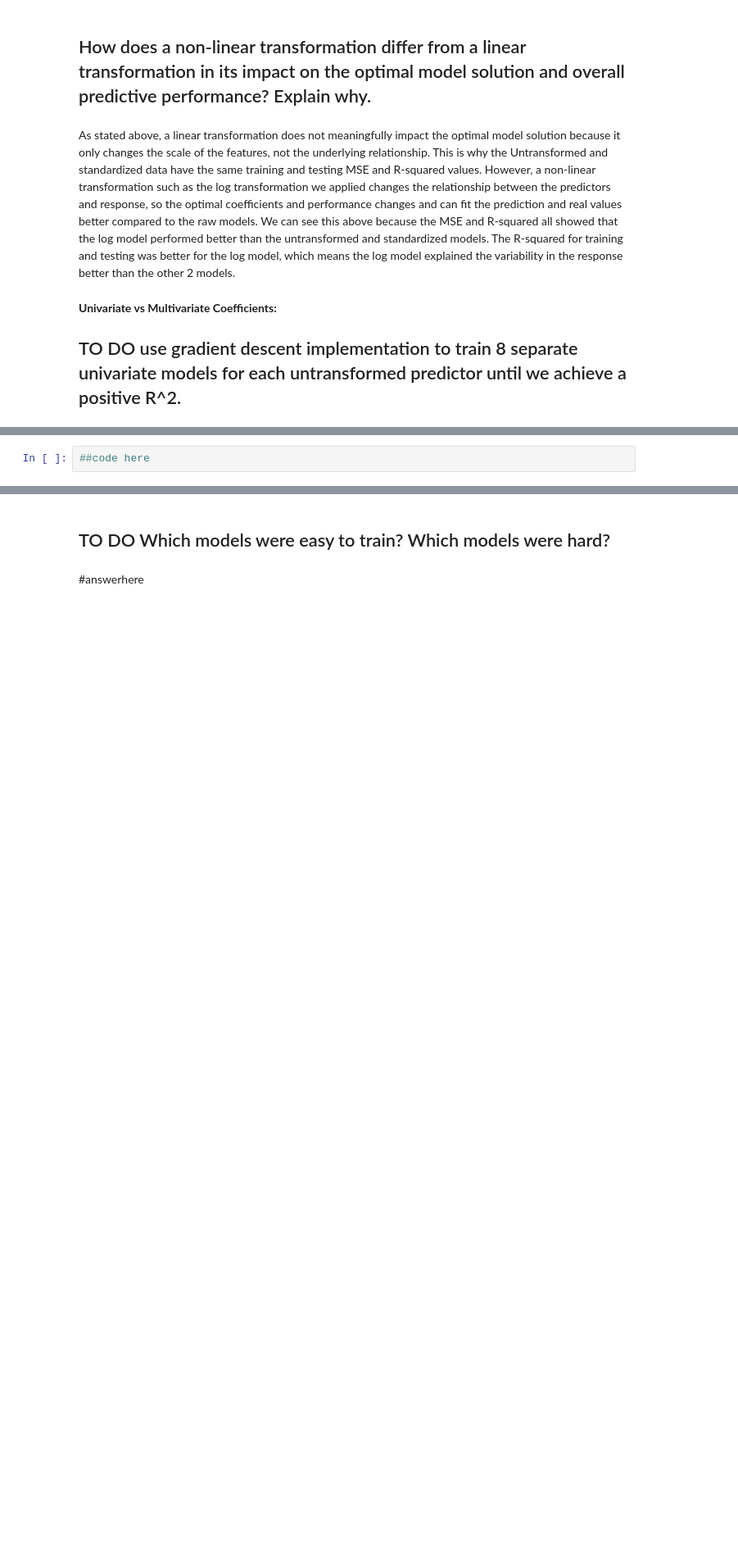
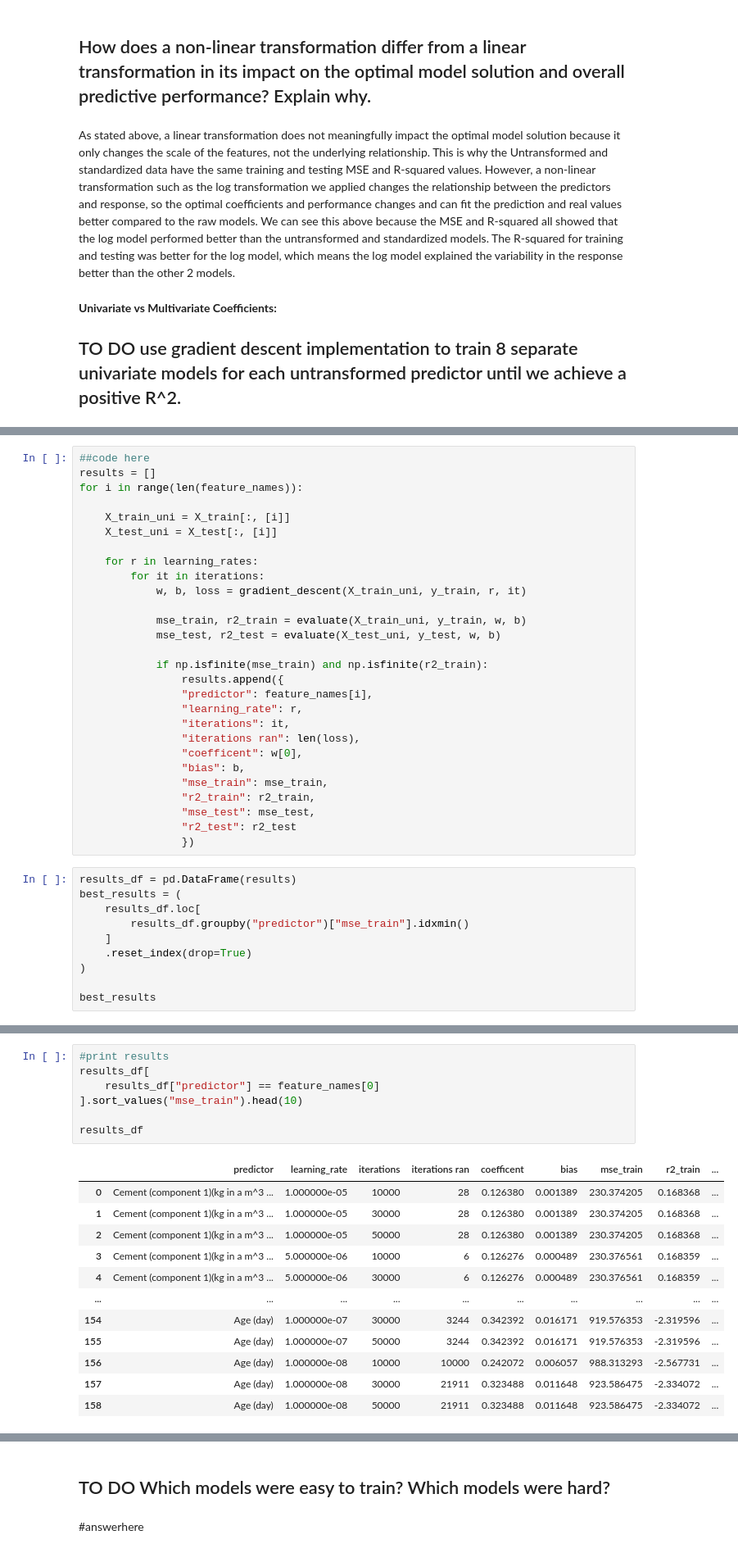
Before and after one commit to laurenlal/cse5104-project1, a Jupyter notebook: main.ipynb, the cells around one changed output, grey strips where cells are left out. Shown at 82% size. Saved outputs shown, nothing was run; the diff lists cells and outputs as text; blank space fills up the shorter version.

```diff
--- a/main.ipynb
+++ b/main.ipynb
@@ -369,3 +396,39 @@ print(feature_names)
 ['Cement (component 1)(kg in a m^3 mixture)', 'Blast Furnace Slag (component 2)(kg in a m^3 mixture)', 'Fly Ash (component 3)(kg in a m^3 mixture)', 'Water  (component 4)(kg in a m^3 mixture)', 'Super ...
 # %%
 ##code here
+results = []
+for i in range(len(feature_names)):
+
+    X_train_uni = X_train[:, [i]]
+    X_test_uni = X_test[:, [i]]
+
+    for r in learning_rates:
+        for it in iterations:
+            w, b, loss = gradient_descent(X_train_uni, y_train, r, it)
+
+            mse_train, r2_train = evaluate(X_train_uni, y_train, w, b)
+            mse_test, r2_test = evaluate(X_test_uni, y_test, w, b)
+
+            if np.isfinite(mse_train) and np.isfinite(r2_train):
+                results.append({
+                "predictor": feature_names[i],
+                "learning_rate": r,
+                "iterations": it,
+                "iterations ran": len(loss),
+                "coefficent": w[0],
+                "bias": b,
+                "mse_train": mse_train,
+                "r2_train": r2_train,
+                "mse_test": mse_test,
+                "r2_test": r2_test
+                })
+# %%
+results_df = pd.DataFrame(results)
+best_results = (
+    results_df.loc[
+        results_df.groupby("predictor")["mse_train"].idxmin()
+    ]
+    .reset_index(drop=True)
+)
+
+best_results
@@ -371,0 +445,20 @@ print(feature_names)
+# %%
+#print results
+results_df[
+    results_df["predictor"] == feature_names[0]
+].sort_values("mse_train").head(10)
+
+results_df
+# %% [output]
+|  | predictor | learning_rate | iterations | iterations ran | coefficent | bias | mse_train | r2_train | ... |
+| 0 | Cement (component 1)(kg in a m^3 ... | 1.000000e-05 | 10000 | 28 | 0.126380 | 0.001389 | 230.374205 | 0.168368 | ... |
+| 1 | Cement (component 1)(kg in a m^3 ... | 1.000000e-05 | 30000 | 28 | 0.126380 | 0.001389 | 230.374205 | 0.168368 | ... |
+| 2 | Cement (component 1)(kg in a m^3 ... | 1.000000e-05 | 50000 | 28 | 0.126380 | 0.001389 | 230.374205 | 0.168368 | ... |
+| 3 | Cement (component 1)(kg in a m^3 ... | 5.000000e-06 | 10000 | 6 | 0.126276 | 0.000489 | 230.376561 | 0.168359 | ... |
+| 4 | Cement (component 1)(kg in a m^3 ... | 5.000000e-06 | 30000 | 6 | 0.126276 | 0.000489 | 230.376561 | 0.168359 | ... |
+| ... | ... | ... | ... | ... | ... | ... | ... | ... | ... |
+| 154 | Age (day) | 1.000000e-07 | 30000 | 3244 | 0.342392 | 0.016171 | 919.576353 | -2.319596 | ... |
+| 155 | Age (day) | 1.000000e-07 | 50000 | 3244 | 0.342392 | 0.016171 | 919.576353 | -2.319596 | ... |
+| 156 | Age (day) | 1.000000e-08 | 10000 | 10000 | 0.242072 | 0.006057 | 988.313293 | -2.567731 | ... |
+| 157 | Age (day) | 1.000000e-08 | 30000 | 21911 | 0.323488 | 0.011648 | 923.586475 | -2.334072 | ... |
+| 158 | Age (day) | 1.000000e-08 | 50000 | 21911 | 0.323488 | 0.011648 | 923.586475 | -2.334072 | ... |
```
Also changed, not shown: parts of 19 cells of this notebook.
